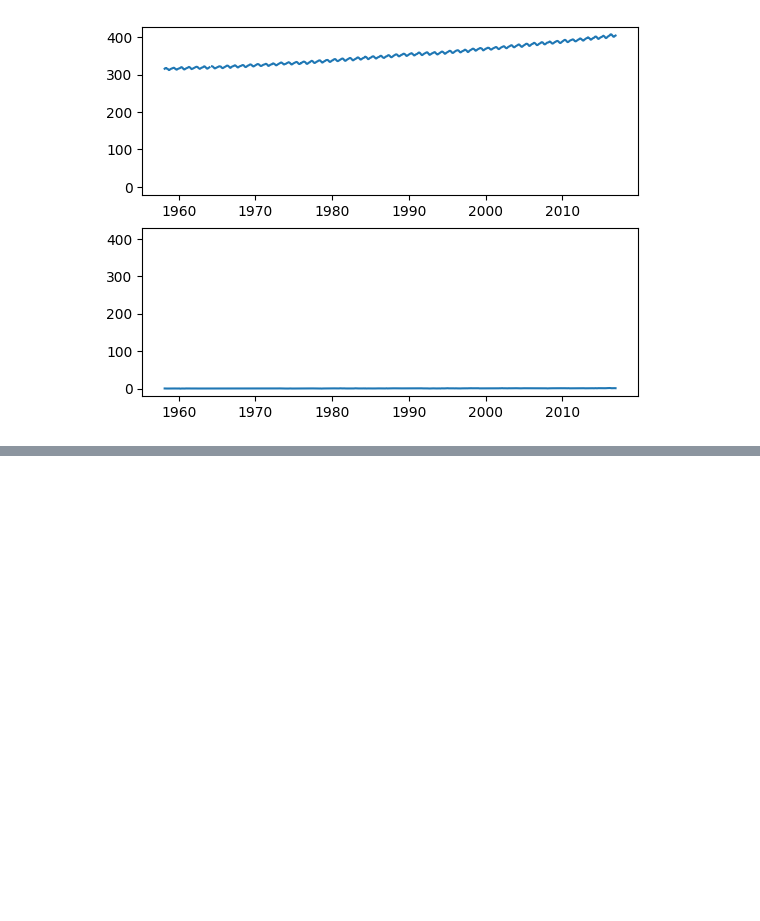
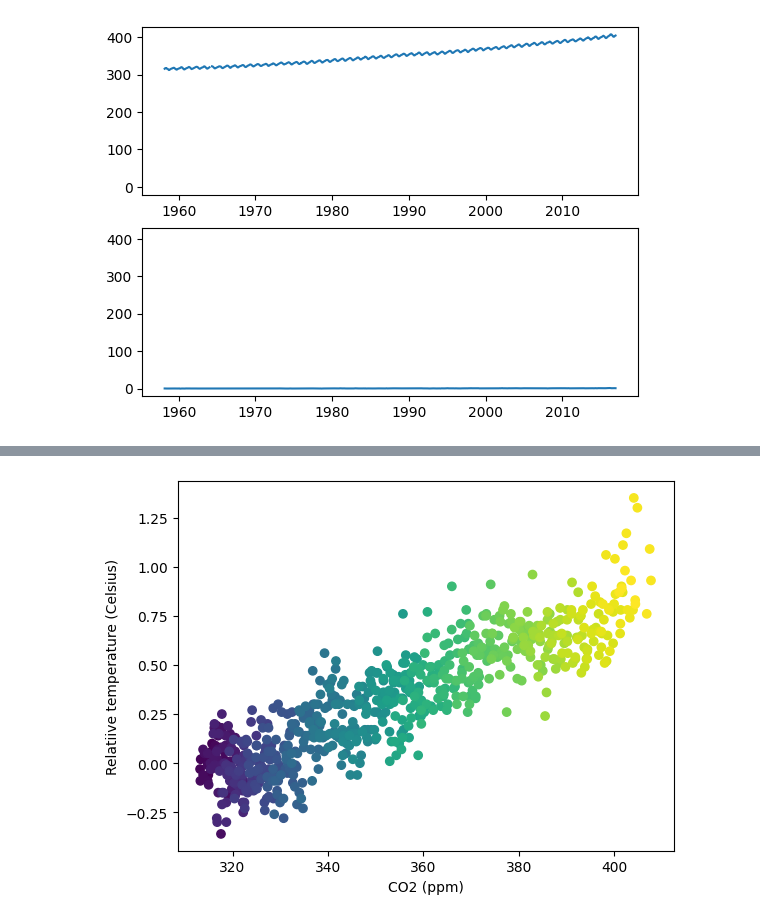
Before and after one commit to FranGiordano/machine-learning-datacamp, a Jupyter notebook: practice/matplotlib.ipynb, the cells around one changed output, grey strips where cells are left out. Saved outputs shown, nothing was run; the diff lists cells and outputs as text; code cells hidden in the pictures; blank space fills up the shorter version.

```diff
--- a/practice/matplotlib.ipynb
+++ b/practice/matplotlib.ipynb
@@ -48,0 +105,8 @@ plt.show()
+# %%
+fig, ax = plt.subplots()
+ax.scatter(climate_change["co2"], climate_change["relative_temp"], c=climate_change.index)
+ax.set_xlabel("CO2 (ppm)")
+ax.set_ylabel("Relatiive temperature (Celsius)")
+plt.show()
+# %% [output]
+[figure, added]
```
Also changed, not shown: parts of 12 cells of this notebook, 2 other files.
